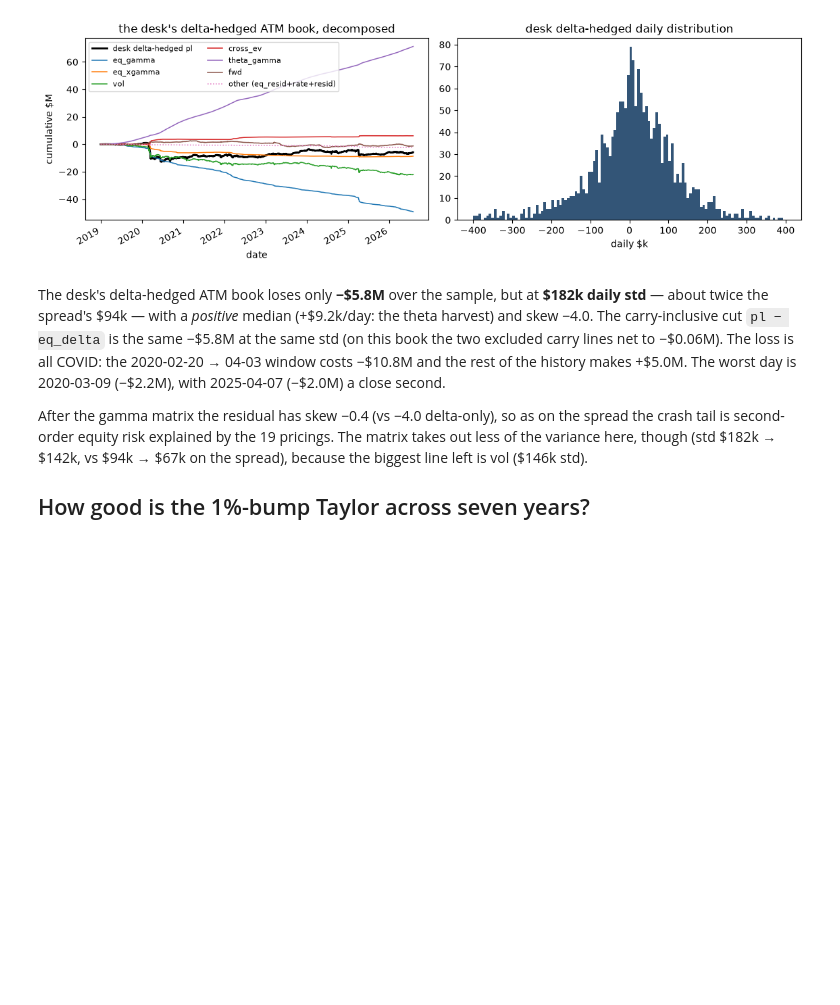
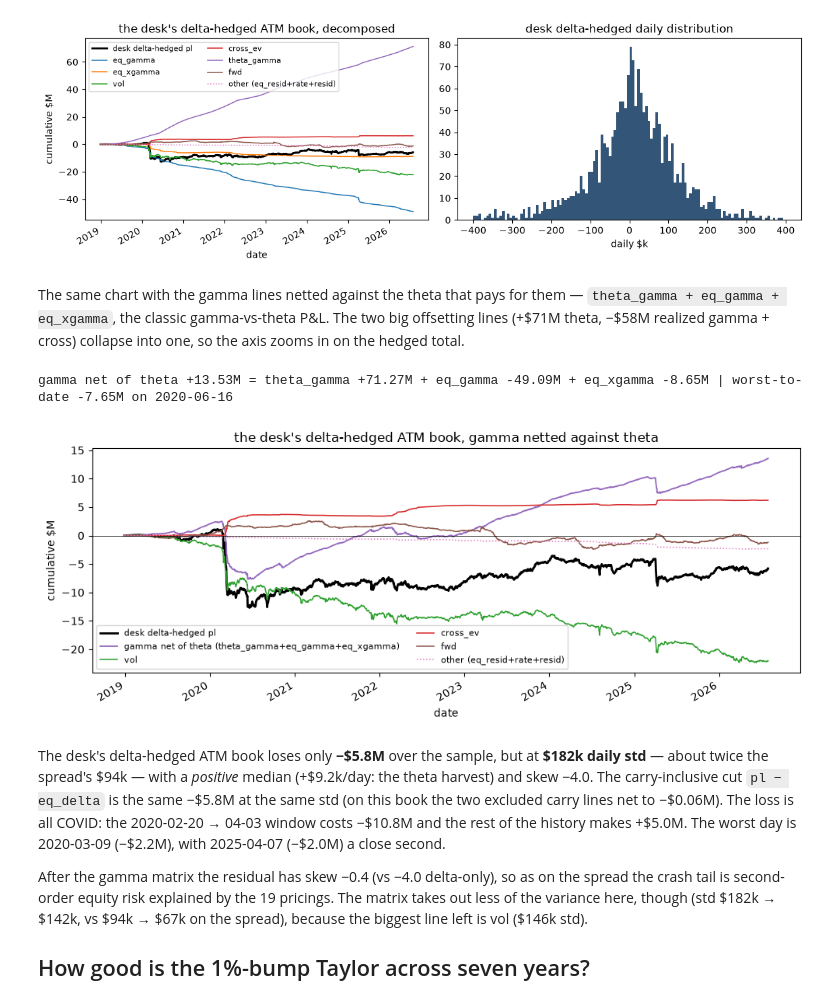
Before and after one commit to yufeng66/vol_pca, a Jupyter notebook: rainbow_attribution_atm.ipynb, the cells around one changed output. Drawn from its saved outputs; the diff is of its cells as text; code cells hidden in the pictures; blank space fills up the shorter version.

```diff
--- a/rainbow_attribution_atm.ipynb
+++ b/rainbow_attribution_atm.ipynb
@@ -174,6 +174,37 @@ excluded carry: theta_value -5.07M (treasury) + theta_delta +5.01M (pays the del
 desk delta-hedged            -5.79  181.52   9199.57 -3.97     -2.22
 after delta+gamma matrix     51.95  141.57  23011.01 -0.38     -1.22
 [figure]
+# %% [markdown]
+The same chart with the gamma lines netted against the theta that pays for
+them — `theta_gamma + eq_gamma + eq_xgamma`, the classic gamma-vs-theta P&L.
+The two big offsetting lines (+\$71M theta, −\$58M realized gamma + cross)
+collapse into one, so the axis zooms in on the hedged total.
+# %%
+gnet = r[["theta_gamma", "eq_gamma", "eq_xgamma"]].sum(axis=1)
+fig, ax = plt.subplots(figsize=(10, 4))
+(h.cumsum() / 1e6).plot(ax=ax, color="k", lw=2,
+                        label="desk delta-hedged pl")
+(gnet.cumsum() / 1e6).plot(ax=ax, color="C4", lw=1.3,
+                           label="gamma net of theta "
+                                 "(theta_gamma+eq_gamma+eq_xgamma)")
+for c, col in [("vol", "C2"), ("cross_ev", "C3"), ("fwd", "C5")]:
+    (r[c].cumsum() / 1e6).plot(ax=ax, color=col, lw=1.1, label=c)
+(other.cumsum() / 1e6).plot(ax=ax, color="C6", lw=1.1, ls=":",
+                            label="other (eq_resid+rate+resid)")
+ax.axhline(0, color="k", lw=0.5)
+ax.legend(fontsize=8, ncol=2)
+ax.set(ylabel="cumulative $M",
+       title="the desk's delta-hedged ATM book, gamma netted against theta")
+plt.tight_layout()
+print(f"gamma net of theta {gnet.sum() / 1e6:+.2f}M = theta_gamma "
+      f"{r['theta_gamma'].sum() / 1e6:+.2f}M + eq_gamma "
+      f"{r['eq_gamma'].sum() / 1e6:+.2f}M + eq_xgamma "
+      f"{r['eq_xgamma'].sum() / 1e6:+.2f}M | worst-to-date "
+      f"{gnet.cumsum().min() / 1e6:+.2f}M on "
+      f"{gnet.cumsum().idxmin().date()}")
+# %% [output]
+gamma net of theta +13.53M = theta_gamma +71.27M + eq_gamma -49.09M + eq_xgamma -8.65M | worst-to-date -7.65M on 2020-06-16
+[figure, added]
 # %% [markdown]
 The desk's delta-hedged ATM book loses only **−\$5.8M** over the sample,
 but at **\$182k daily std** — about twice the spread's \$94k — with a
```
Also changed, not shown: parts of 1 cell of this notebook.
